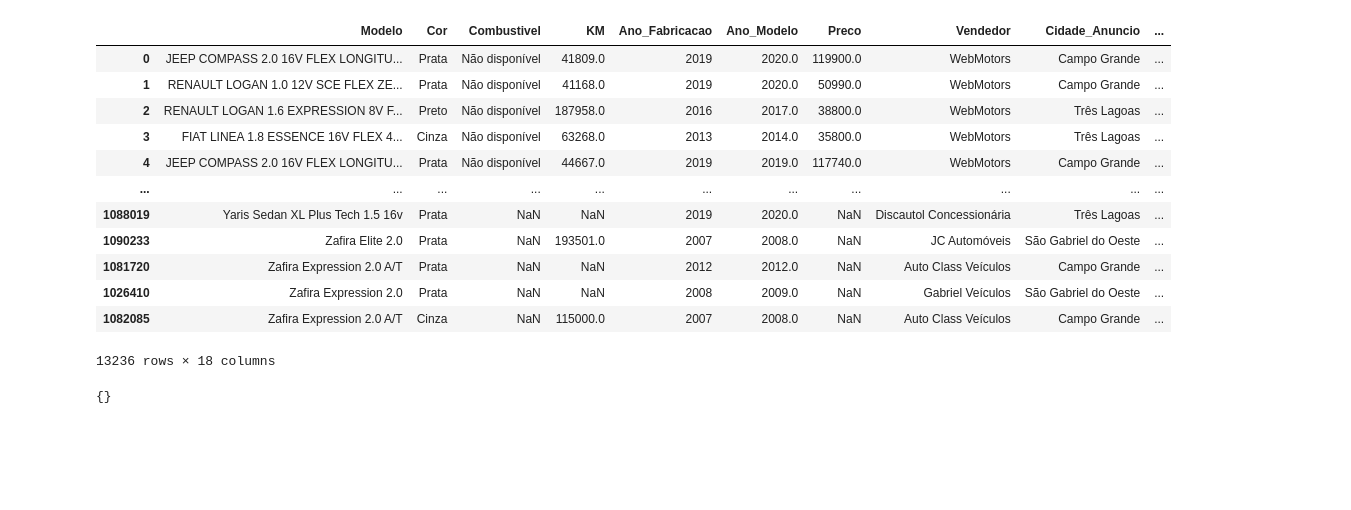
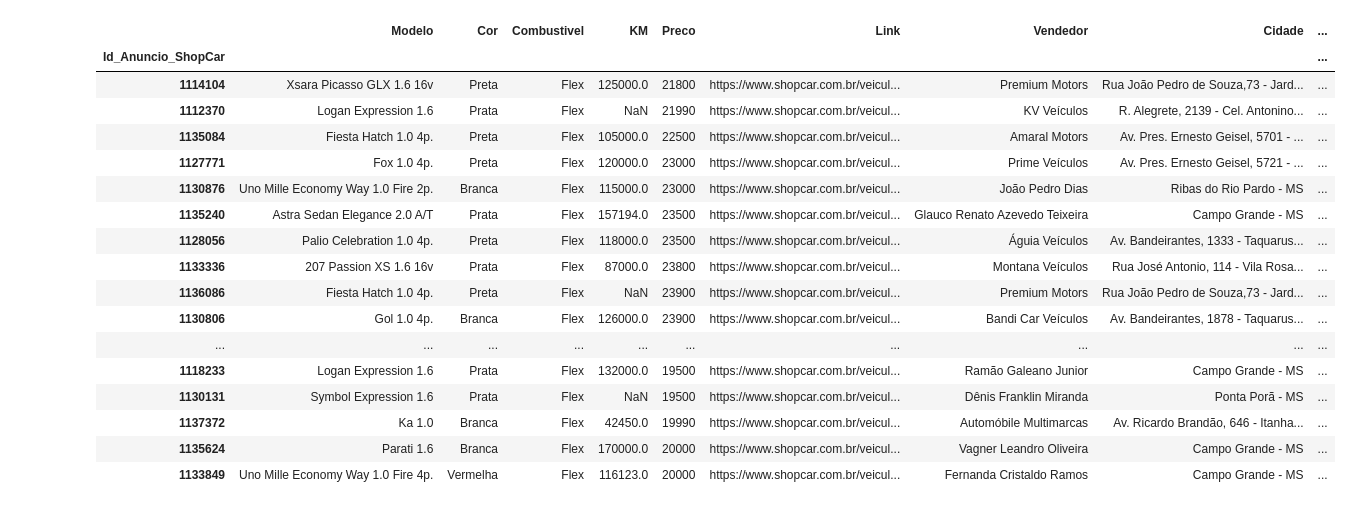
Before and after one commit to FelipeGaleao/buscando-meu-carro, a Jupyter notebook: notebooks/manipulacao.ipynb, the cells around one changed output. Saved outputs shown, nothing was run; the diff lists cells and outputs as text; code cells hidden in the pictures; blank space fills up the shorter version.

```diff
--- a/notebooks/manipulacao.ipynb
+++ b/notebooks/manipulacao.ipynb
@@ -14,9 +14,9 @@ from datetime import date
 today = date.today()
 d1 = today.strftime("%d/%m/%Y")
 # %%
-dataset = pd.read_csv('output/scrapping_anuncios_shopcar.csv')
-
-## geração de id do shop car
+dataset = pd.read_csv('../airflow/raw/scrapping_anuncios_shopcar.csv', encoding='latin')
+dataset.columns = ['Unnamed: 0', 'Modelo', 'Ano', 'Cor', 'Combustivel', 'KM', 'Preco', 'Link', 'Vendedor', 'Cidade']
+# ## geração de id do shop car
 
 dataset['Id_Anuncio_ShopCar'] = pd.Series(dataset['Link']).str.slice(start=-7)
 dataset.reset_index()
@@ -39,68 +39,52 @@ dataset = dataset.drop(labels=['Unnamed: 0'], axis=1)
 dataset['KM'] = dataset['KM'].str.replace('Km', '')
 dataset['KM'] = dataset['KM'].str.replace('.', '')
 dataset['KM'] = pd.to_numeric(dataset['KM'], errors='coerce')
 
 ## correção do campo KM
 dataset['Preco'] = dataset['Preco'].str.replace('R', '')
 dataset['Preco'] = dataset['Preco'].str.replace('$', '')
 dataset['Preco'] = dataset['Preco'].str.replace('.', '')
 dataset['Preco'] = dataset['Preco'].str.replace(',00', '')
 dataset['Preco'] = pd.to_numeric(dataset['Preco'], errors='coerce')
 
 ## endereços
 enderecos = pd.Series(dataset['Cidade'])
 dataset['Estado_Anuncio'] = enderecos.str.partition('/')[2]
 dataset['Endereco_Anuncio'] = enderecos.str.partition('-')[0]
 
 enderecos = enderecos.str.partition('-')[2]
 enderecos.str.partition(' - ')
 dataset['Bairro_Anuncio'] = enderecos.str.partition('-')[0]
 
 enderecos = enderecos.str.partition('-')[2]
 enderecos = enderecos.str.partition('/')
 dataset['Cidade_Anuncio'] = enderecos[0]
 
 ## marca
 marca = dataset['Link'].str.partition('/')[2]
 dataset['Marca'] = marca.str.partition('/')[2].str.partition('/')[2].str.partition('/')[2].str.partition('/')[0]
 dataset['Data_Extracao_Dados'] = d1
 
-dataset.to_csv(f'output/tratamento_anuncios_shopcar_{today.strftime("%d%m%Y")}.csv')
-
-
-## WebMotors
-
-dados_webmotors = pd.read_csv('output/anuncios_webmotors.csv')
-dataset_wm = pd.DataFrame()
-dataset_wm['Modelo'] = dados_webmotors['Make.Value'] + ' ' + dados_webmotors['Model.Value'] + ' ' + dados_webmotors['Version.Value']
-dataset_wm['Cor'] = dados_webmotors['Color.Primary']
-dataset_wm[' Combustivel'] = 'Não disponível'
-dataset_wm['KM'] = dados_webmotors['Odometer']
-dataset_wm['Ano_Fabricacao'] = dados_webmotors['YearFabrication']
-dataset_wm['Ano_Modelo'] = dados_webmotors['YearModel']
-dataset_wm['Preco'] = dados_webmotors['Price']
-dataset_wm['Vendedor'] = 'WebMotors'
-dataset_wm['Cidade_Anuncio'] = dados_webmotors['City']
-dataset_wm['Estado_Anuncio'] = dados_webmotors['State']
-dataset_wm['Marca'] = dados_webmotors['Make.Value']
-dataset_wm['Fonte'] = 'WebMotors'
-dataset_wm['Data_Extracao_Dados'] = d1
-dataset_final = pd.concat([dataset_wm, dataset])
-dataset_final
+dataset
 # %% [output]
-|  | Modelo | Cor | Combustivel | KM | Ano_Fabricacao | Ano_Modelo | Preco | Vendedor | Cidade_Anuncio | ... |
-| 0 | JEEP COMPASS 2.0 16V FLEX LONGITU... | Prata | Não disponível | 41809.0 | 2019 | 2020.0 | 119900.0 | WebMotors | Campo Grande | ... |
-| 1 | RENAULT LOGAN 1.0 12V SCE FLEX ZE... | Prata | Não disponível | 41168.0 | 2019 | 2020.0 | 50990.0 | WebMotors | Campo Grande | ... |
-| 2 | RENAULT LOGAN 1.6 EXPRESSION 8V F... | Preto | Não disponível | 187958.0 | 2016 | 2017.0 | 38800.0 | WebMotors | Três Lagoas | ... |
-| 3 | FIAT LINEA 1.8 ESSENCE 16V FLEX 4... | Cinza | Não disponível | 63268.0 | 2013 | 2014.0 | 35800.0 | WebMotors | Três Lagoas | ... |
-| 4 | JEEP COMPASS 2.0 16V FLEX LONGITU... | Prata | Não disponível | 44667.0 | 2019 | 2019.0 | 117740.0 | WebMotors | Campo Grande | ... |
-| ... | ... | ... | ... | ... | ... | ... | ... | ... | ... | ... |
-| 1088019 | Yaris Sedan XL Plus Tech 1.5 16v | Prata | NaN | NaN | 2019 | 2020.0 | NaN | Discautol Concessionária | Três Lagoas | ... |
-| 1090233 | Zafira Elite 2.0 | Prata | NaN | 193501.0 | 2007 | 2008.0 | NaN | JC Automóveis | São Gabriel do Oeste | ... |
-| 1081720 | Zafira Expression 2.0 A/T | Prata | NaN | NaN | 2012 | 2012.0 | NaN | Auto Class Veículos | Campo Grande | ... |
-| 1026410 | Zafira Expression 2.0 | Prata | NaN | NaN | 2008 | 2009.0 | NaN | Gabriel Veículos | São Gabriel do Oeste | ... |
-| 1082085 | Zafira Expression 2.0 A/T | Cinza | NaN | 115000.0 | 2007 | 2008.0 | NaN | Auto Class Veículos | Campo Grande | ... |
+|  | Modelo | Cor | Combustivel | KM | Preco | Link | Vendedor | Cidade | ... |
+| Id_Anuncio_ShopCar |  |  |  |  |  |  |  |  | ... |
+| 1114104 | Xsara Picasso GLX 1.6 16v | Preta | Flex | 125000.0 | 21800 | https://www.shopcar.com.br/veicul... | Premium Motors | Rua João Pedro de Souza,73 - Jard... | ... |
+| 1112370 | Logan Expression 1.6 | Prata | Flex | NaN | 21990 | https://www.shopcar.com.br/veicul... | KV Veículos | R. Alegrete, 2139 - Cel. Antonino... | ... |
+| 1135084 | Fiesta Hatch 1.0 4p. | Preta | Flex | 105000.0 | 22500 | https://www.shopcar.com.br/veicul... | Amaral Motors | Av. Pres. Ernesto Geisel, 5701 - ... | ... |
+| 1127771 | Fox 1.0 4p. | Preta | Flex | 120000.0 | 23000 | https://www.shopcar.com.br/veicul... | Prime Veículos | Av. Pres. Ernesto Geisel, 5721 - ... | ... |
+| 1130876 | Uno Mille Economy Way 1.0 Fire 2p. | Branca | Flex | 115000.0 | 23000 | https://www.shopcar.com.br/veicul... | João Pedro Dias | Ribas do Rio Pardo - MS | ... |
+| 1135240 | Astra Sedan Elegance 2.0 A/T | Prata | Flex | 157194.0 | 23500 | https://www.shopcar.com.br/veicul... | Glauco Renato Azevedo Teixeira | Campo Grande - MS | ... |
+| 1128056 | Palio Celebration 1.0 4p. | Preta | Flex | 118000.0 | 23500 | https://www.shopcar.com.br/veicul... | Águia Veículos | Av. Bandeirantes, 1333 - Taquarus... | ... |
+| 1133336 | 207 Passion XS 1.6 16v | Prata | Flex | 87000.0 | 23800 | https://www.shopcar.com.br/veicul... | Montana Veículos | Rua José Antonio, 114 - Vila Rosa... | ... |
+| 1136086 | Fiesta Hatch 1.0 4p. | Preta | Flex | NaN | 23900 | https://www.shopcar.com.br/veicul... | Premium Motors | Rua João Pedro de Souza,73 - Jard... | ... |
+| 1130806 | Gol 1.0 4p. | Branca | Flex | 126000.0 | 23900 | https://www.shopcar.com.br/veicul... | Bandi Car Veículos | Av. Bandeirantes, 1878 - Taquarus... | ... |
+| ... | ... | ... | ... | ... | ... | ... | ... | ... | ... |
+| 1118233 | Logan Expression 1.6 | Prata | Flex | 132000.0 | 19500 | https://www.shopcar.com.br/veicul... | Ramão Galeano Junior | Campo Grande - MS | ... |
+| 1130131 | Symbol Expression 1.6 | Prata | Flex | NaN | 19500 | https://www.shopcar.com.br/veicul... | Dênis Franklin Miranda | Ponta Porã - MS | ... |
+| 1137372 | Ka 1.0 | Branca | Flex | 42450.0 | 19990 | https://www.shopcar.com.br/veicul... | Automóbile Multimarcas | Av. Ricardo Brandão, 646 - Itanha... | ... |
+| 1135624 | Parati 1.6 | Branca | Flex | 170000.0 | 20000 | https://www.shopcar.com.br/veicul... | Vagner Leandro Oliveira | Campo Grande - MS | ... |
+| 1133849 | Uno Mille Economy Way 1.0 Fire 4p. | Vermelha | Flex | 116123.0 | 20000 | https://www.shopcar.com.br/veicul... | Fernanda Cristaldo Ramos | Campo Grande - MS | ... |
-13236 rows × 18 columns
 # %%
 filtro = dataset_final[(dataset_final.Preco < 40000) & (dataset_final.KM < 50000)].sort_values(by = 'Preco')
 # %%
@@ -141,7 +125,5 @@ server = smtplib.SMTP('smtp.gmail.com', 587)
 server.starttls()
 server.login(email_user,email_password)
 server.sendmail(msg['From'], emaillist , msg.as_string())
-# %% [output]
-{}
 # %%
 filtro
```
Also changed, not shown: parts of 1 cell of this notebook.
